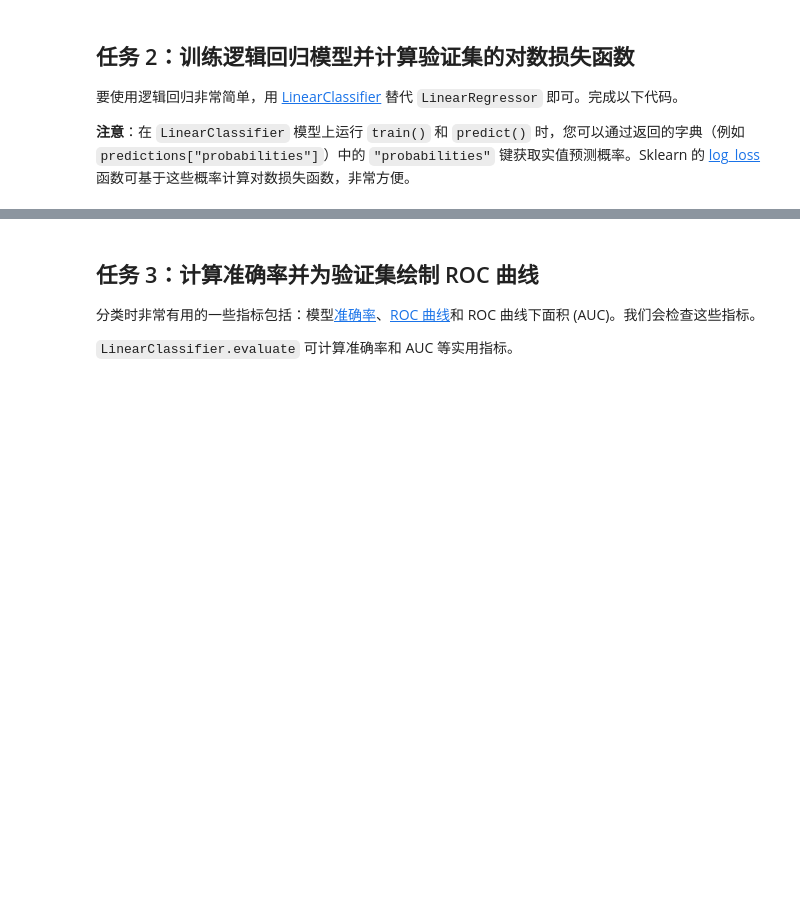
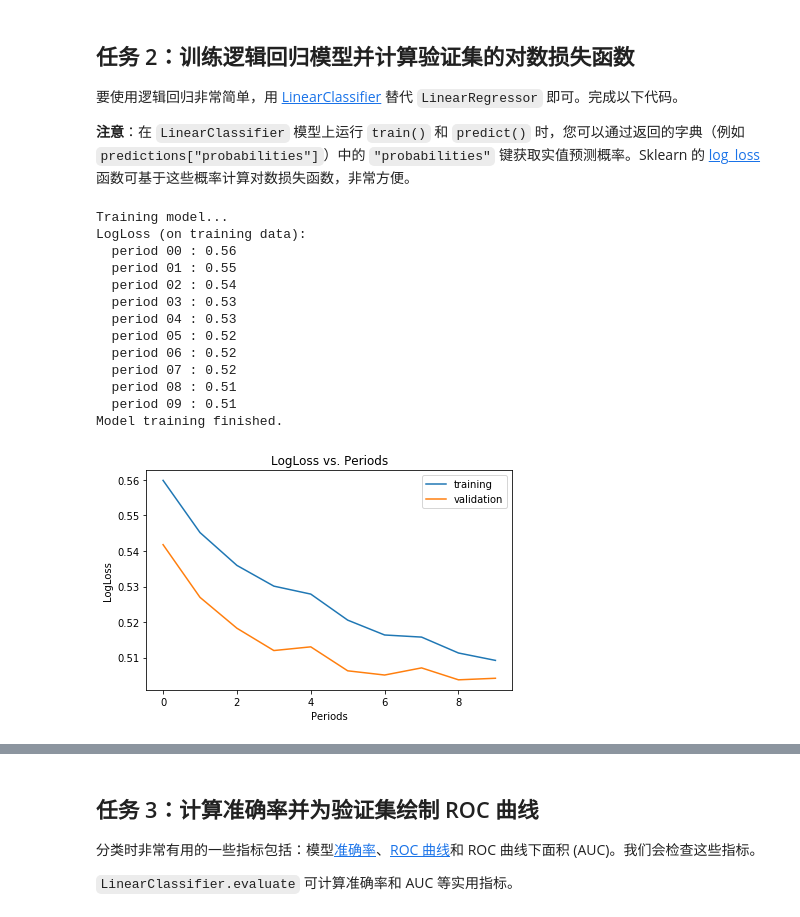
Before and after one commit to Baileyswu/google-tensorflow-tutor, a Jupyter notebook: 13. predict_death.ipynb, the cells around one changed output, grey strips where cells are left out. Drawn from its saved outputs; the diff is of its cells as text; code cells hidden in the pictures; blank space fills up the shorter version.

```diff
--- a/13. predict_death.ipynb
+++ b/13. predict_death.ipynb
@@ -606,10 +617,25 @@ def train_linear_classifier_model(
   return linear_classifier
 # %%
 linear_classifier = train_linear_classifier_model(
-    learning_rate=0.000001,
+    learning_rate=0.005,
     steps=800,
     batch_size=20,
     training_examples=training_examples,
     training_targets=training_targets,
     validation_examples=validation_examples,
     validation_targets=validation_targets)
+# %% [output]
+Training model...
+LogLoss (on training data):
+  period 00 : 0.56
+  period 01 : 0.55
+  period 02 : 0.54
+  period 03 : 0.53
+  period 04 : 0.53
+  period 05 : 0.52
+  period 06 : 0.52
+  period 07 : 0.52
+  period 08 : 0.51
+  period 09 : 0.51
+Model training finished.
+[figure, added]
```
Also changed, not shown: parts of 16 cells of this notebook.
